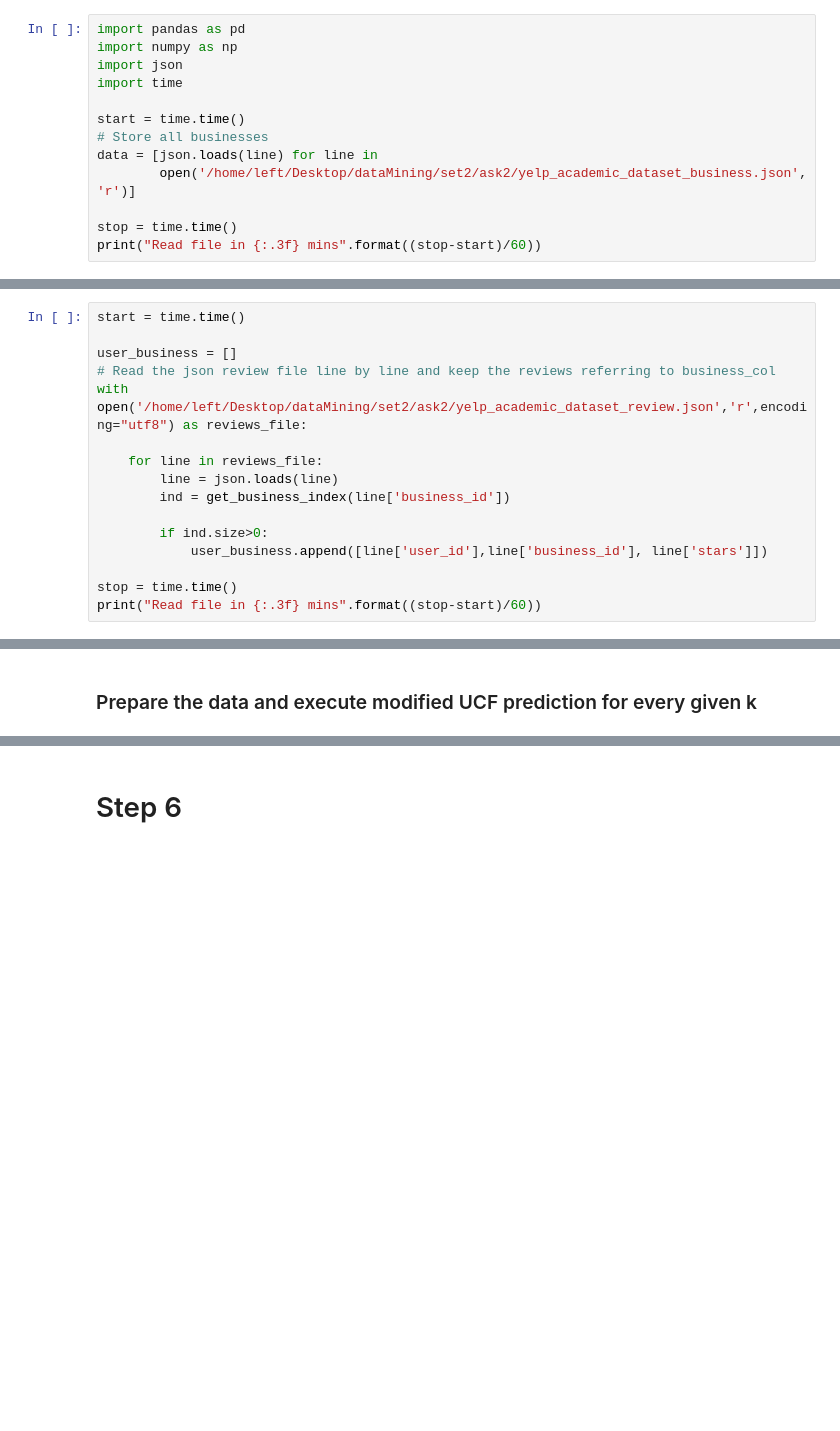
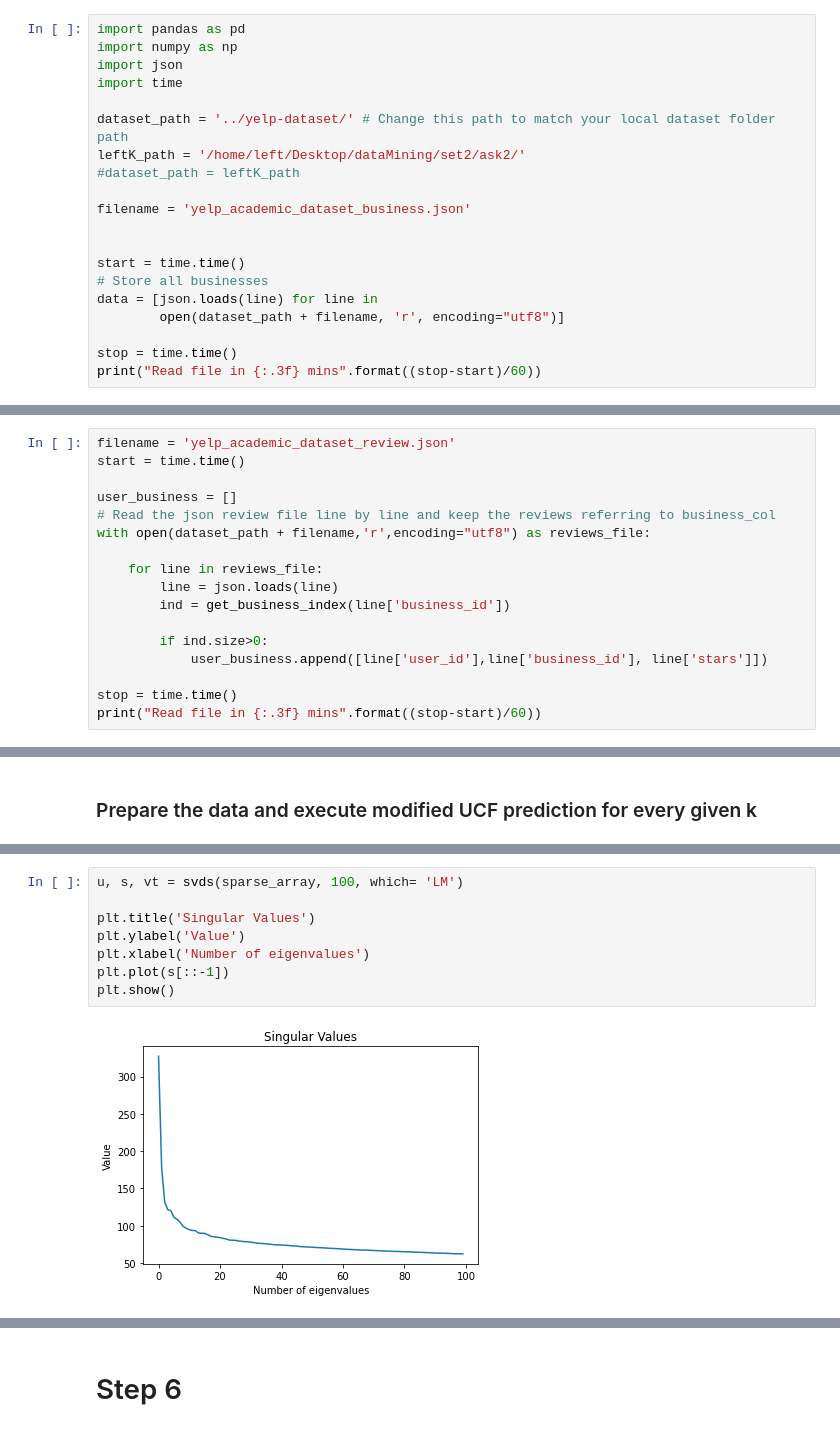
Before and after one commit to lkostakis/data-mining-NLP, a Jupyter notebook: ask2.ipynb, the cells around one changed output, grey strips where cells are left out. Saved outputs shown, nothing was run; the diff lists cells and outputs as text; blank space fills up the shorter version.

```diff
--- a/ask2.ipynb
+++ b/ask2.ipynb
@@ -10,10 +10,17 @@ import numpy as np
 import json
 import time
 
+dataset_path = '../yelp-dataset/' # Change this path to match your local dataset folder path
+leftK_path = '/home/left/Desktop/dataMining/set2/ask2/'
+#dataset_path = leftK_path
+
+filename = 'yelp_academic_dataset_business.json'
+
+
 start = time.time()
 # Store all businesses
 data = [json.loads(line) for line in
-        open('/home/left/Desktop/dataMining/set2/ask2/yelp_academic_dataset_business.json', 'r')]
+        open(dataset_path + filename, 'r', encoding="utf8")]
 
 stop = time.time()
 print("Read file in {:.3f} mins".format((stop-start)/60))
@@ -34,11 +41,12 @@ for i in range(len(data)):
 def get_business_index(business_id):
     return np.where(business_col == business_id)[0]
 # %%
+filename = 'yelp_academic_dataset_review.json'
 start = time.time()
 
 user_business = []
 # Read the json review file line by line and keep the reviews referring to business_col
-with open('/home/left/Desktop/dataMining/set2/ask2/yelp_academic_dataset_review.json','r',encoding="utf8") as reviews_file:
+with open(dataset_path + filename,'r',encoding="utf8") as reviews_file:
 
     for line in reviews_file:
         line = json.loads(line)
@@ -492,0 +464,10 @@ print(Rk_aprrox)
+# %%
+u, s, vt = svds(sparse_array, 100, which= 'LM')
+
+plt.title('Singular Values')
+plt.ylabel('Value')
+plt.xlabel('Number of eigenvalues')
+plt.plot(s[::-1])
+plt.show()
+# %% [output]
+[figure, added]
```
Also changed, not shown: parts of 24 cells of this notebook.
